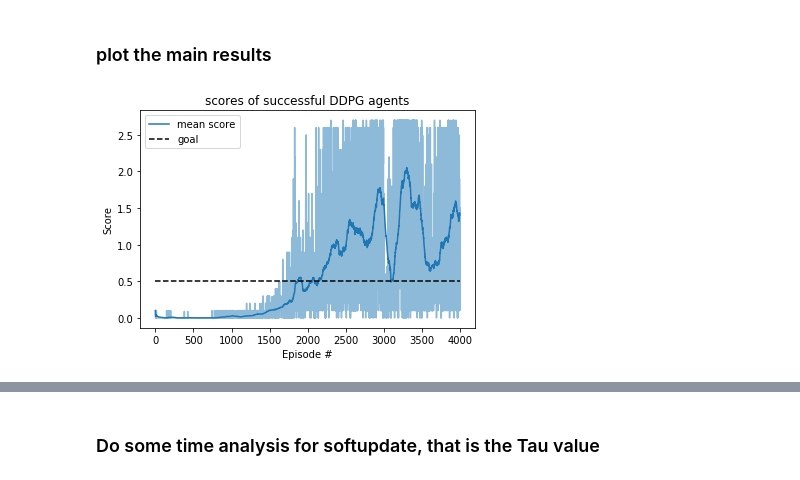
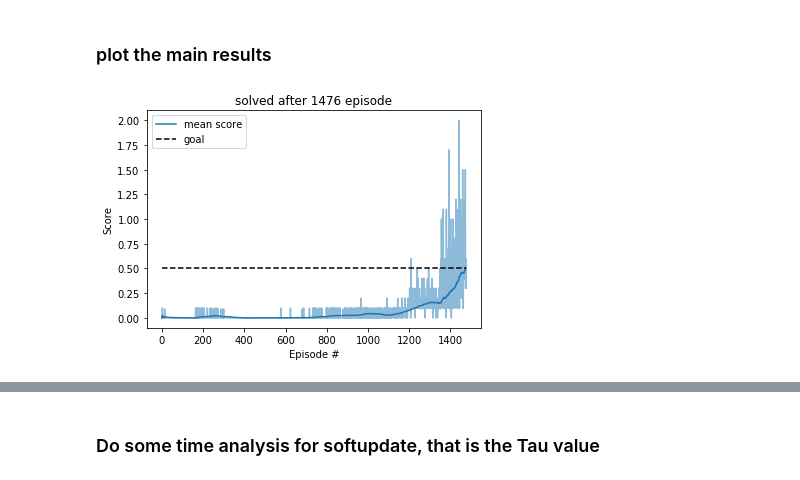
Before and after one commit to AdrianTrachte/udacity-drlnd-p3_collab-compet, a Jupyter notebook: Analyze.ipynb, the cells around one changed output, grey strips where cells are left out. Drawn from its saved outputs; the diff is of its cells as text; code cells hidden in the pictures.

```diff
--- a/Analyze.ipynb
+++ b/Analyze.ipynb
@@ -16,18 +16,18 @@ from ddpg_agent import ReplayBuffer
 # %% [markdown]
 ### plot the main results
 # %%
-with open('./data/scores_MADDPG_episodes4000_1.pkl', 'rb') as f:
+with open('./data/scores_MADDPG_episodes2000_0.pkl', 'rb') as f:
     scores = pickle.load(f)
 
 scores_ma = ut.moving_average(scores)
 h = plt.plot(scores, alpha=0.5)
 plt.plot(scores_ma, label='mean score', c=h[-1].get_color())
 plt.plot([0, len(scores)], [0.5, 0.5], 'k--', label='goal')
 plt.legend(loc='best')
 plt.ylabel('Score')
 plt.xlabel('Episode #')
-plt.title('scores of successful DDPG agents')
+plt.title('solved after {} episode'.format(len(scores)))
 plt.savefig('./data/MADDPG_results_report.png')
 plt.show()
 # %% [output]
-[figure, old version]
+[figure, new version]
```
Also changed, not shown: parts of 3 cells of this notebook, 7 other files.
